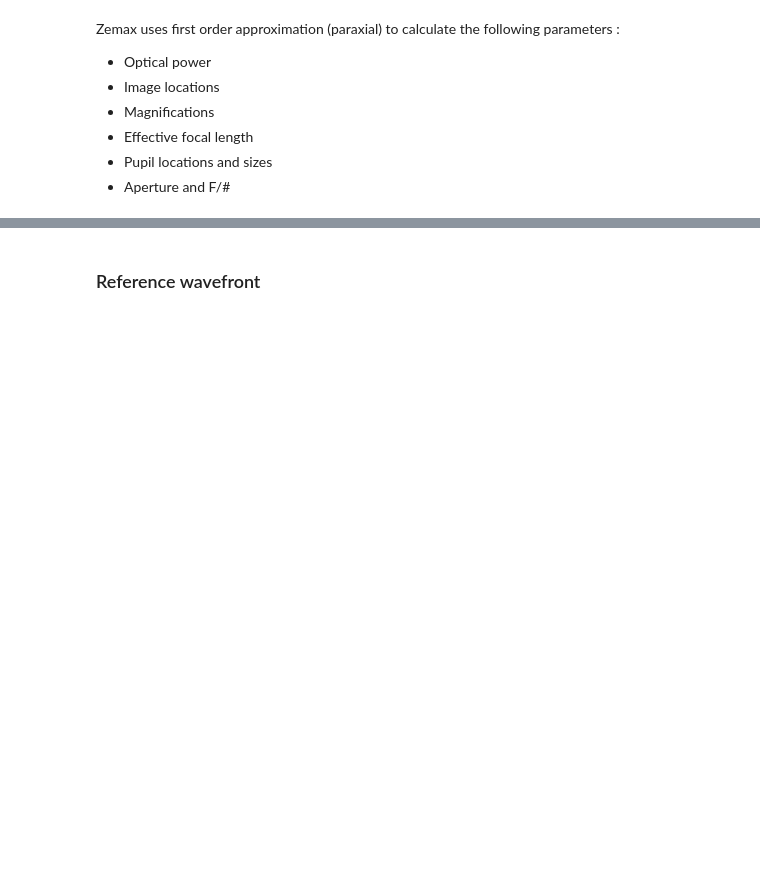
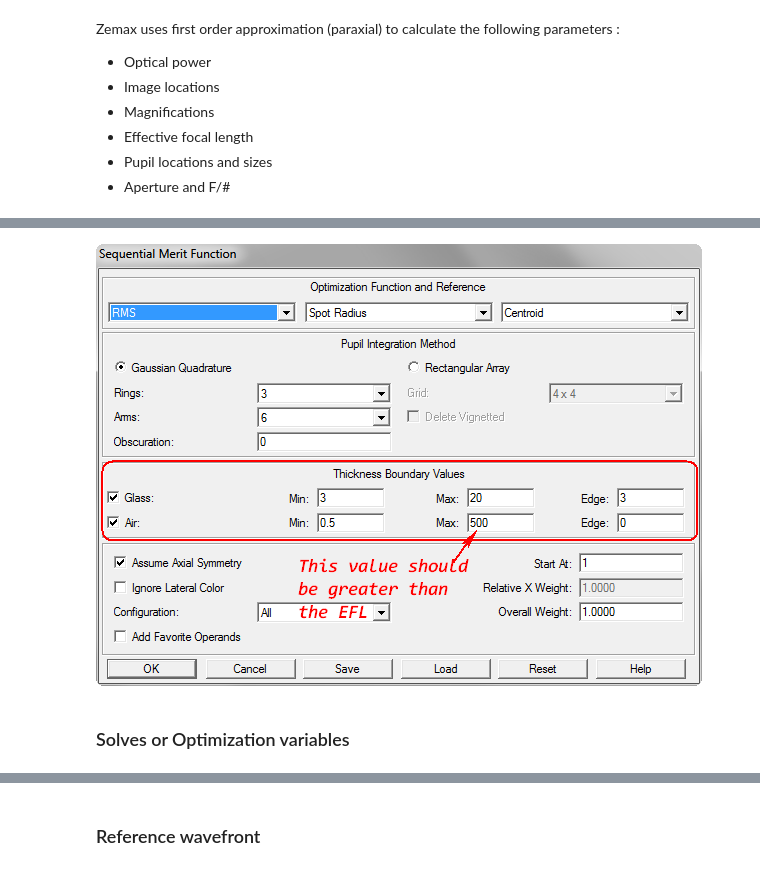
Before and after one commit to indranilsinharoy/Intro2LensDesignByGeary, a Jupyter notebook: misc_notes/NotesOnZemax.ipynb, the cells around one changed output, grey strips where cells are left out. Cells and saved outputs as stored; diff of their text form; code cells hidden in the pictures; blank space fills up the shorter version.

Commit message:
Updated notes

```diff
--- a/misc_notes/NotesOnZemax.ipynb
+++ b/misc_notes/NotesOnZemax.ipynb
@@ -25,0 +65,7 @@ Zemax uses first order approximation (paraxial) to calculate the following param
+# %%
+from IPython.display import Image
+Image('..//images//Notes_01.png')
+# %% [output]
+[figure, added]
+# %% [markdown]
+### Solves or Optimization variables
```
Also changed, not shown: parts of 7 cells of this notebook, 2 other files.
